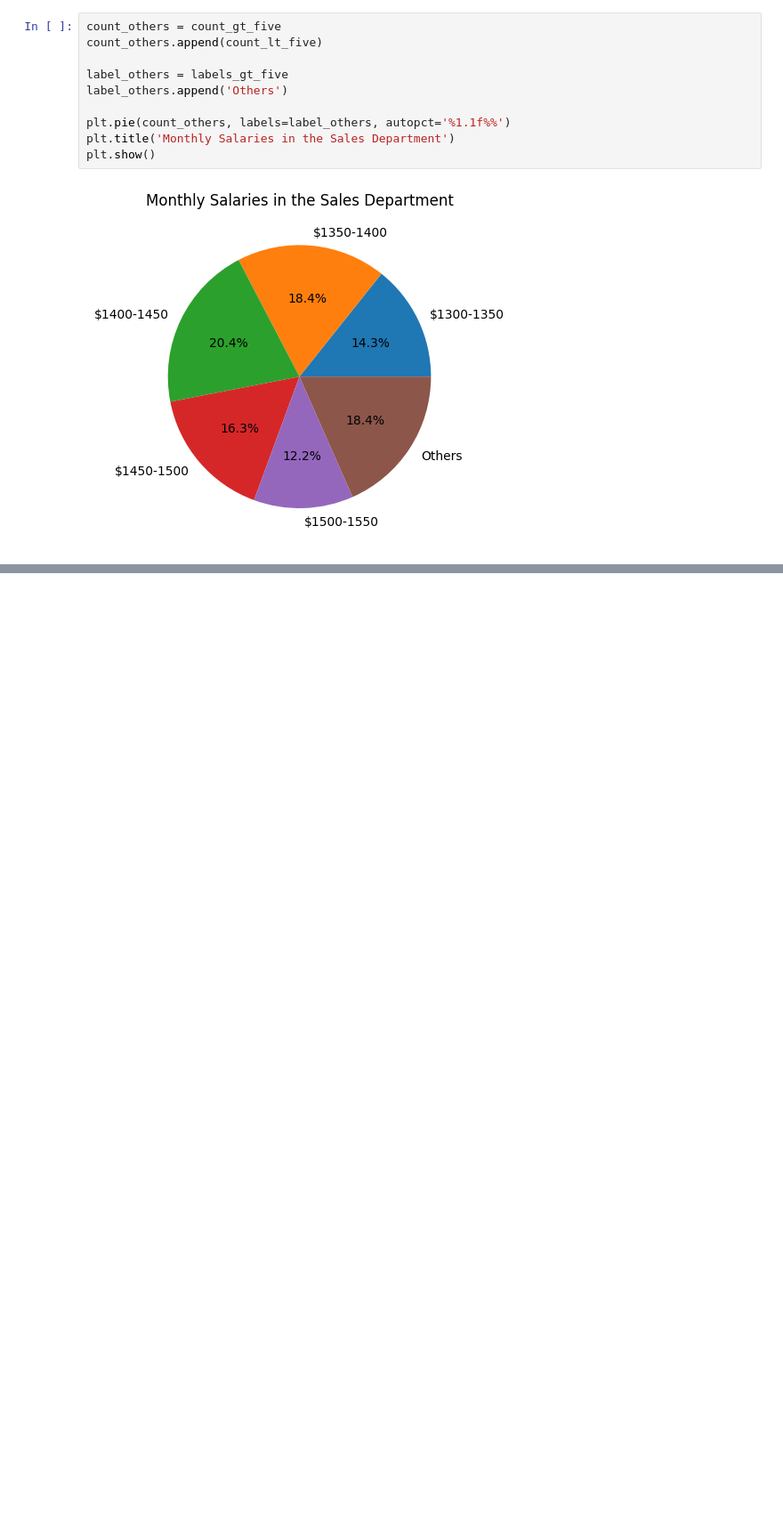
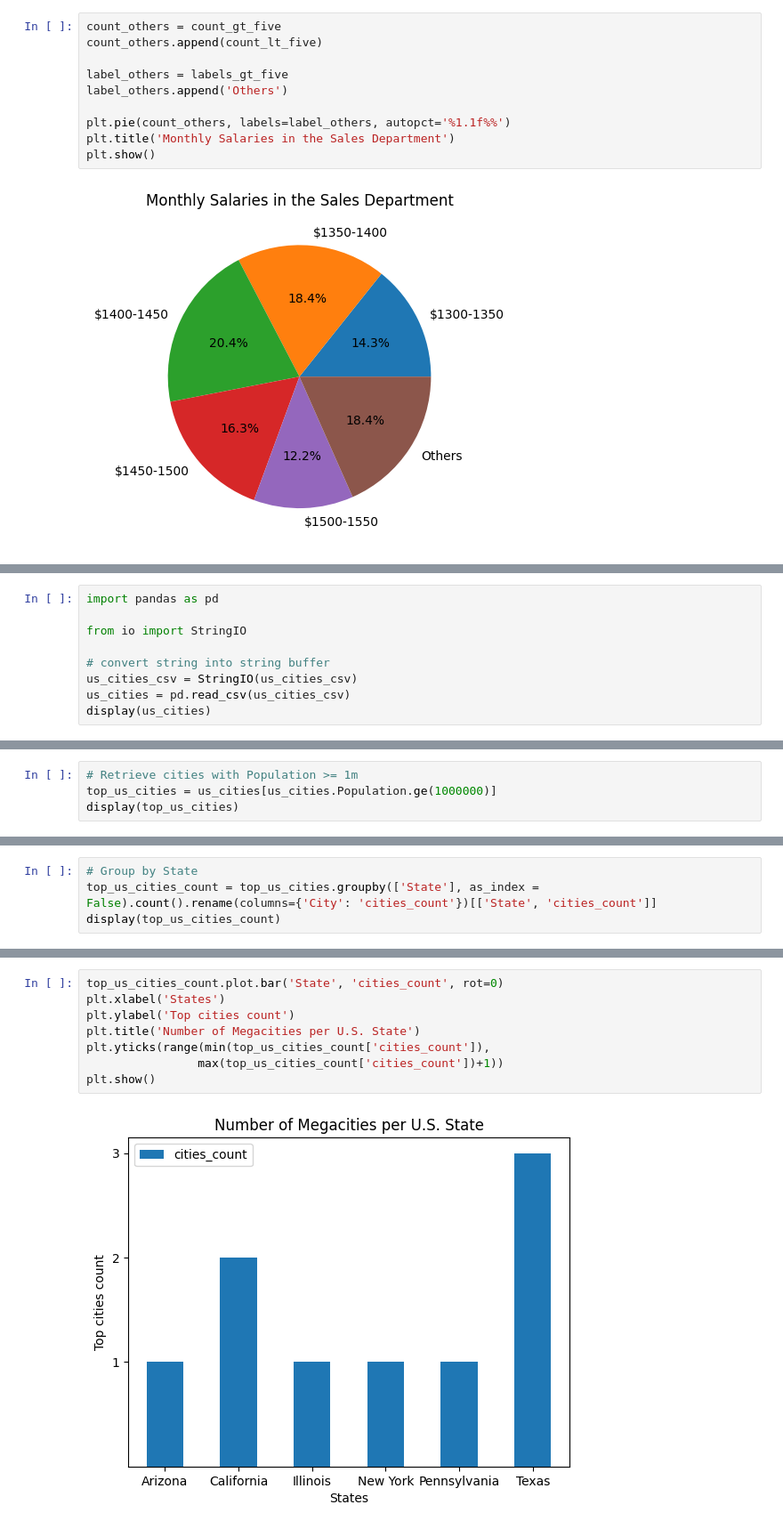
Before and after one commit to EstebanBorai/python-for-data-science, a Jupyter notebook: notebooks/sn08_data_visualizations.ipynb, the cells around one changed output, grey strips where cells are left out. Shown at 89% size. Cells and saved outputs as stored; diff of their text form; blank space fills up the shorter version.

Commit message:
feat: use plotting from dataframes

```diff
--- a/notebooks/sn08_data_visualizations.ipynb
+++ b/notebooks/sn08_data_visualizations.ipynb
@@ -149,0 +194,9 @@ plt.show()
+# %%
+import pandas as pd
+
+from io import StringIO
+
+# convert string into string buffer
+us_cities_csv = StringIO(us_cities_csv)
+us_cities = pd.read_csv(us_cities_csv)
+display(us_cities)
@@ -149,0 +217,4 @@ plt.show()
+# %%
+# Retrieve cities with Population >= 1m
+top_us_cities = us_cities[us_cities.Population.ge(1000000)]
+display(top_us_cities)
@@ -149,0 +232,4 @@ plt.show()
+# %%
+# Group by State
+top_us_cities_count = top_us_cities.groupby(['State'], as_index = False).count().rename(columns={'City': 'cities_count'})[['State', 'cities_count']]
+display(top_us_cities_count)
@@ -149,0 +244,10 @@ plt.show()
+# %%
+top_us_cities_count.plot.bar('State', 'cities_count', rot=0)
+plt.xlabel('States')
+plt.ylabel('Top cities count')
+plt.title('Number of Megacities per U.S. State')
+plt.yticks(range(min(top_us_cities_count['cities_count']),
+                max(top_us_cities_count['cities_count'])+1))
+plt.show()
+# %% [output]
+[figure, added]
```
Also changed, not shown: parts of 5 cells of this notebook, 1 other file.
